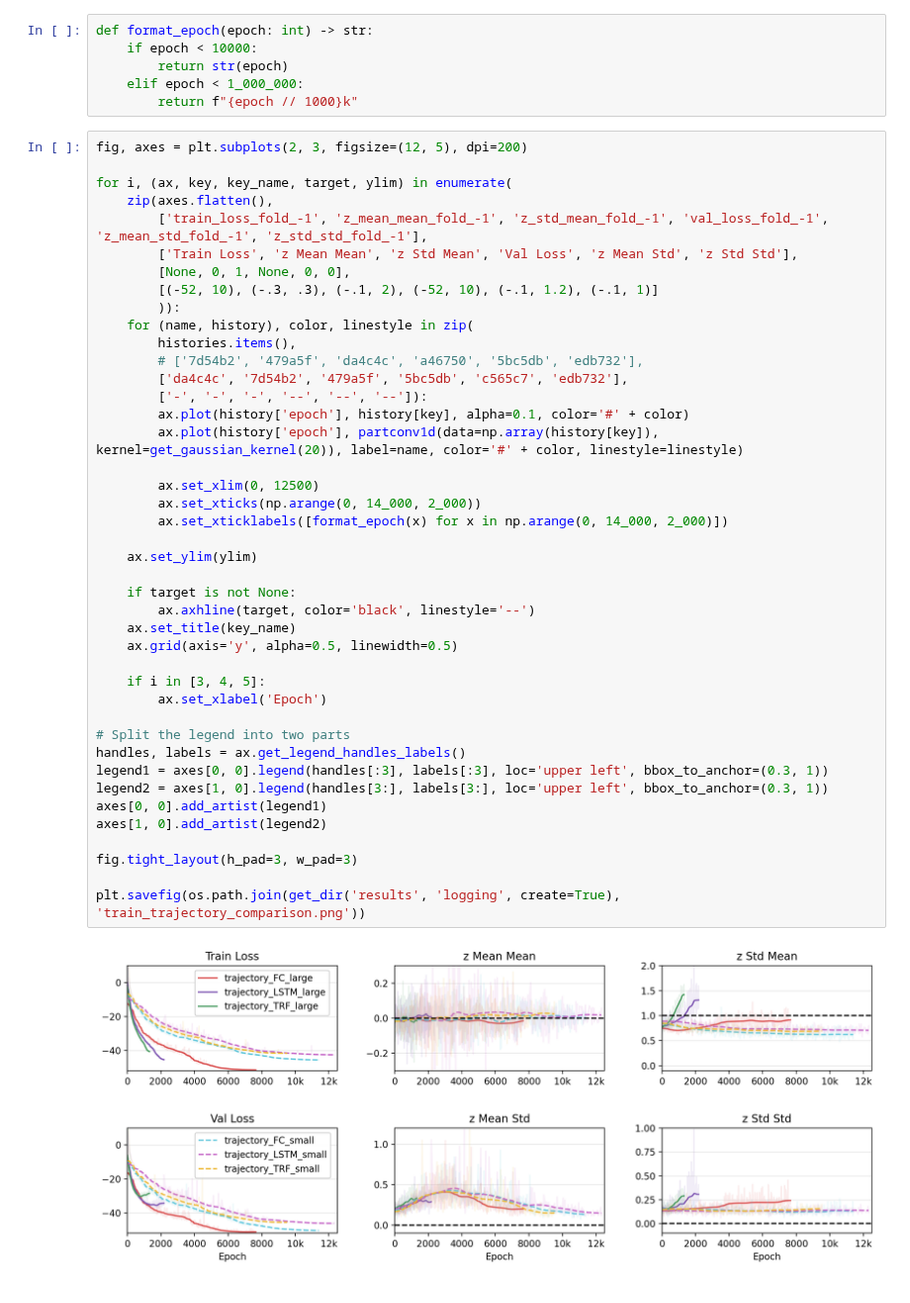
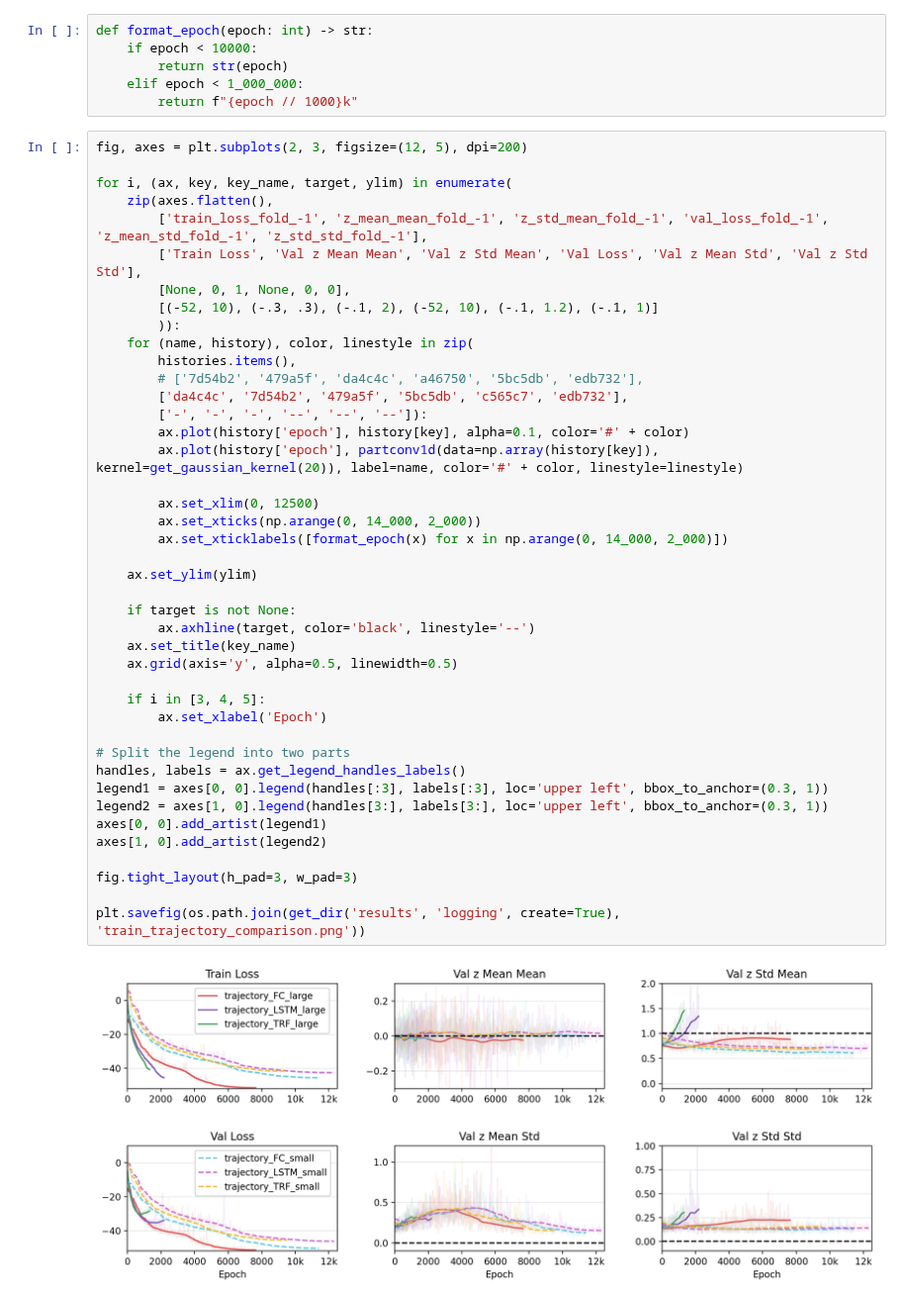
Before and after one commit to psaegert/bcnf, a Jupyter notebook: experimental/training_log.ipynb, the cells around one changed output. Shown at 99% size. Cells and saved outputs as stored; diff of their text form.

```diff
--- a/experimental/training_log.ipynb
+++ b/experimental/training_log.ipynb
@@ -44,7 +44,7 @@ fig, axes = plt.subplots(2, 3, figsize=(12, 5), dpi=200)
 for i, (ax, key, key_name, target, ylim) in enumerate(
     zip(axes.flatten(),
         ['train_loss_fold_-1', 'z_mean_mean_fold_-1', 'z_std_mean_fold_-1', 'val_loss_fold_-1', 'z_mean_std_fold_-1', 'z_std_std_fold_-1'],
-        ['Train Loss', 'z Mean Mean', 'z Std Mean', 'Val Loss', 'z Mean Std', 'z Std Std'],
+        ['Train Loss', 'Val z Mean Mean', 'Val z Std Mean', 'Val Loss', 'Val z Mean Std', 'Val z Std Std'],
         [None, 0, 1, None, 0, 0],
         [(-52, 10), (-.3, .3), (-.1, 2), (-52, 10), (-.1, 1.2), (-.1, 1)]
         )):
@@ -54,34 +54,34 @@ for i, (ax, key, key_name, target, ylim) in enumerate(
         ['da4c4c', '7d54b2', '479a5f', '5bc5db', 'c565c7', 'edb732'],
         ['-', '-', '-', '--', '--', '--']):
         ax.plot(history['epoch'], history[key], alpha=0.1, color='#' + color)
         ax.plot(history['epoch'], partconv1d(data=np.array(history[key]), kernel=get_gaussian_kernel(20)), label=name, color='#' + color, linestyle=linestyle)
 
         ax.set_xlim(0, 12500)
         ax.set_xticks(np.arange(0, 14_000, 2_000))
         ax.set_xticklabels([format_epoch(x) for x in np.arange(0, 14_000, 2_000)])
 
     ax.set_ylim(ylim)
 
     if target is not None:
         ax.axhline(target, color='black', linestyle='--')
     ax.set_title(key_name)
     ax.grid(axis='y', alpha=0.5, linewidth=0.5)
 
     if i in [3, 4, 5]:
         ax.set_xlabel('Epoch')
 
 # Split the legend into two parts
 handles, labels = ax.get_legend_handles_labels()
 legend1 = axes[0, 0].legend(handles[:3], labels[:3], loc='upper left', bbox_to_anchor=(0.3, 1))
 legend2 = axes[1, 0].legend(handles[3:], labels[3:], loc='upper left', bbox_to_anchor=(0.3, 1))
 axes[0, 0].add_artist(legend1)
 axes[1, 0].add_artist(legend2)
 
 fig.tight_layout(h_pad=3, w_pad=3)
 
 plt.savefig(os.path.join(get_dir('results', 'logging', create=True), 'train_trajectory_comparison.png'))
 # %% [output]
-[figure, old version]
+[figure, new version]
 # %%
 losses = {name: pd.DataFrame(history).tail(1)[['train_loss_fold_-1', 'val_loss_fold_-1']] for name, history in histories.items()}
 
```
Also changed, not shown: parts of 1 cell of this notebook, 19 other files.
